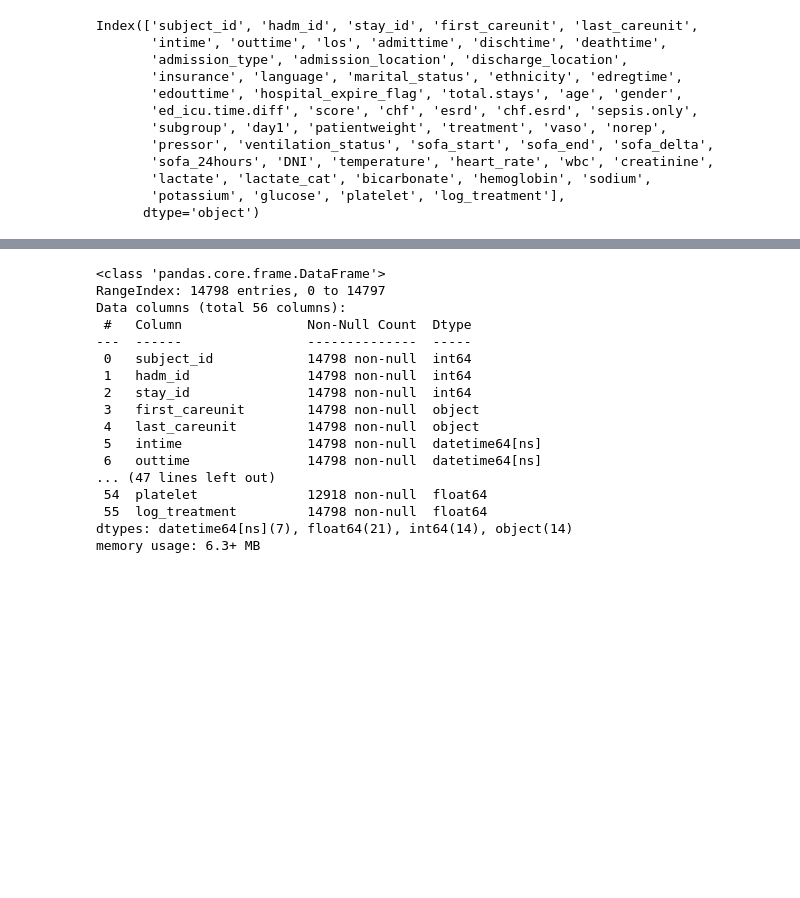
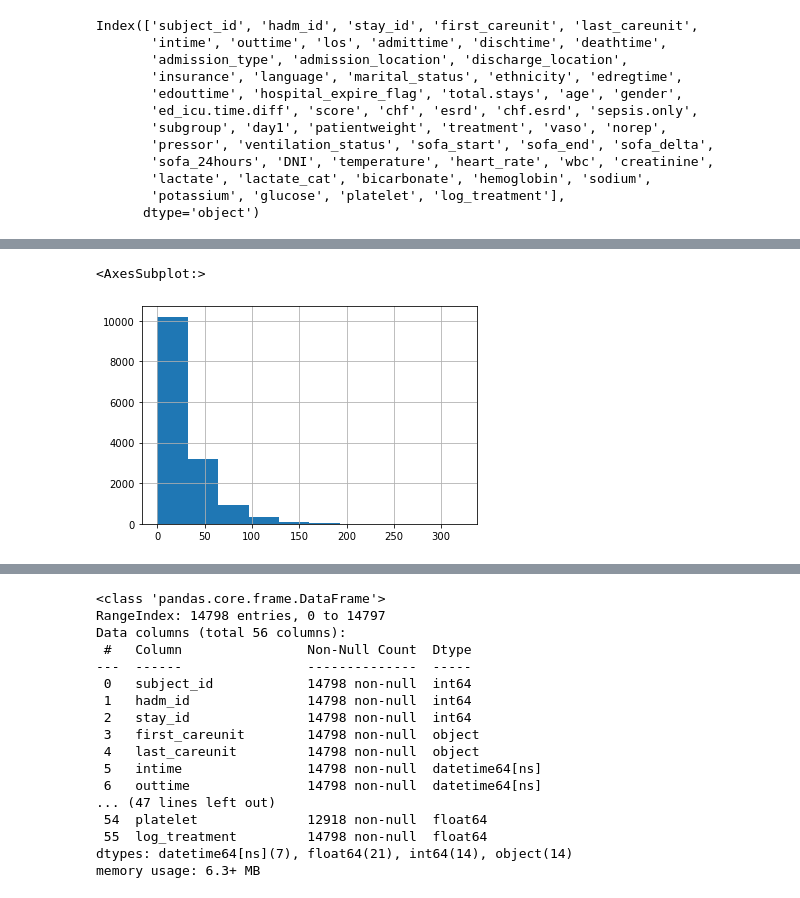
Before and after one commit to arnaud39/tarNET_continuous, a Jupyter notebook: data_exploration.ipynb, the cells around one changed output, grey strips where cells are left out. Drawn from its saved outputs; the diff is of its cells as text; code cells hidden in the pictures; blank space fills up the shorter version.

```diff
--- a/data_exploration.ipynb
+++ b/data_exploration.ipynb
@@ -28,0 +41,5 @@ Index(['subject_id', 'hadm_id', 'stay_id', 'first_careunit', 'last_careunit',
+# %%
+df_.treatment.hist()#describe()#.plot()
+# %% [output]
+<AxesSubplot:>
+[figure, added]
```
Also changed, not shown: parts of 4 cells of this notebook, 1 other file.
